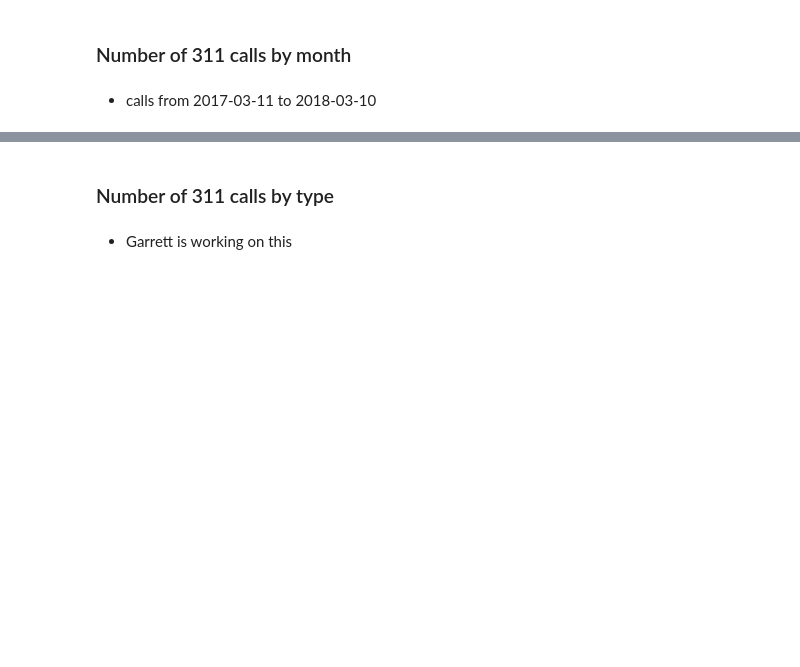
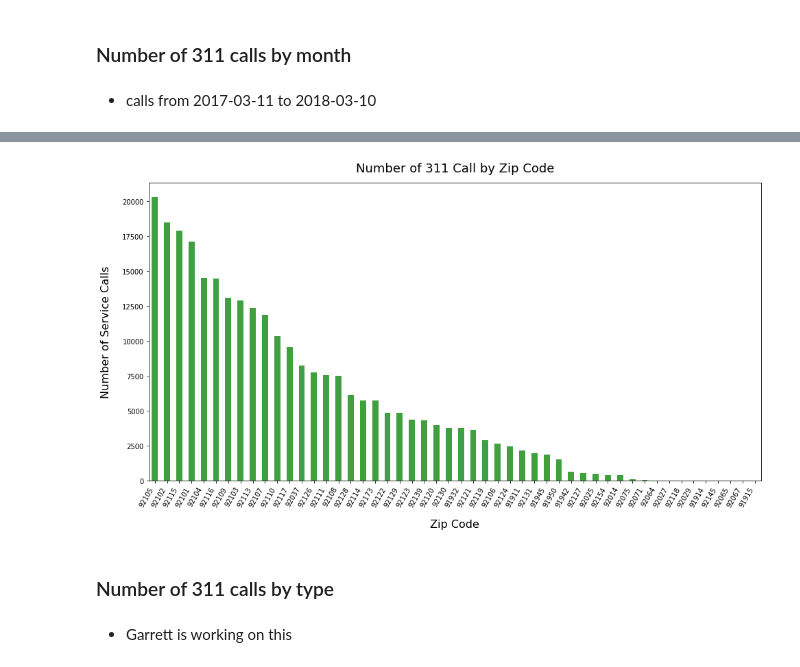
Before and after one commit to farhadOmidvar/311-San-Diego, a Jupyter notebook: notebooks/charts_all.ipynb, the cells around one changed output, grey strips where cells are left out. Cells and saved outputs as stored; diff of their text form; code cells hidden in the pictures; blank space fills up the shorter version.

Commit message:
add number of call by zip code

```diff
--- a/notebooks/charts_all.ipynb
+++ b/notebooks/charts_all.ipynb
@@ -59,0 +63,4 @@ NameError: name 'plt' is not defined
+# %%
+final_311_path = os.path.join('..','data','final_311.csv')
+final_311_df = pd.read_csv(final_311_path)
+final_311_df.head()
@@ -60,3 +75,16 @@ NameError: name 'plt' is not defined
+# %%
+zip_service = final_311_df.groupby('zip_code')['service_request_id'].count().sort_values(ascending=False)
+# zip_service
+# %%
+fig, ax = plt.subplots(figsize=[16, 8])
+zip_service_plt = zip_service.plot(kind='bar', color='green',alpha =0.75)
+plt.xlabel('Zip Code',fontsize=16,labelpad=16)
+plt.ylabel('Number of Service Calls',fontsize=16,labelpad=16)
+plt.title('Number of 311 Call by Zip Code',fontsize=18,pad=16)
+plt.xticks(rotation=60, ha='right')
+plt.savefig(os.path.join('..','figures','number_of_311_call_by_zip_code.png'))
+# %% [output]
+[figure, added]
 # %% [markdown]
 ### Number of 311 calls by type
 # %% [markdown]
```
Also changed, not shown: parts of 4 cells of this notebook, 2 other files.
